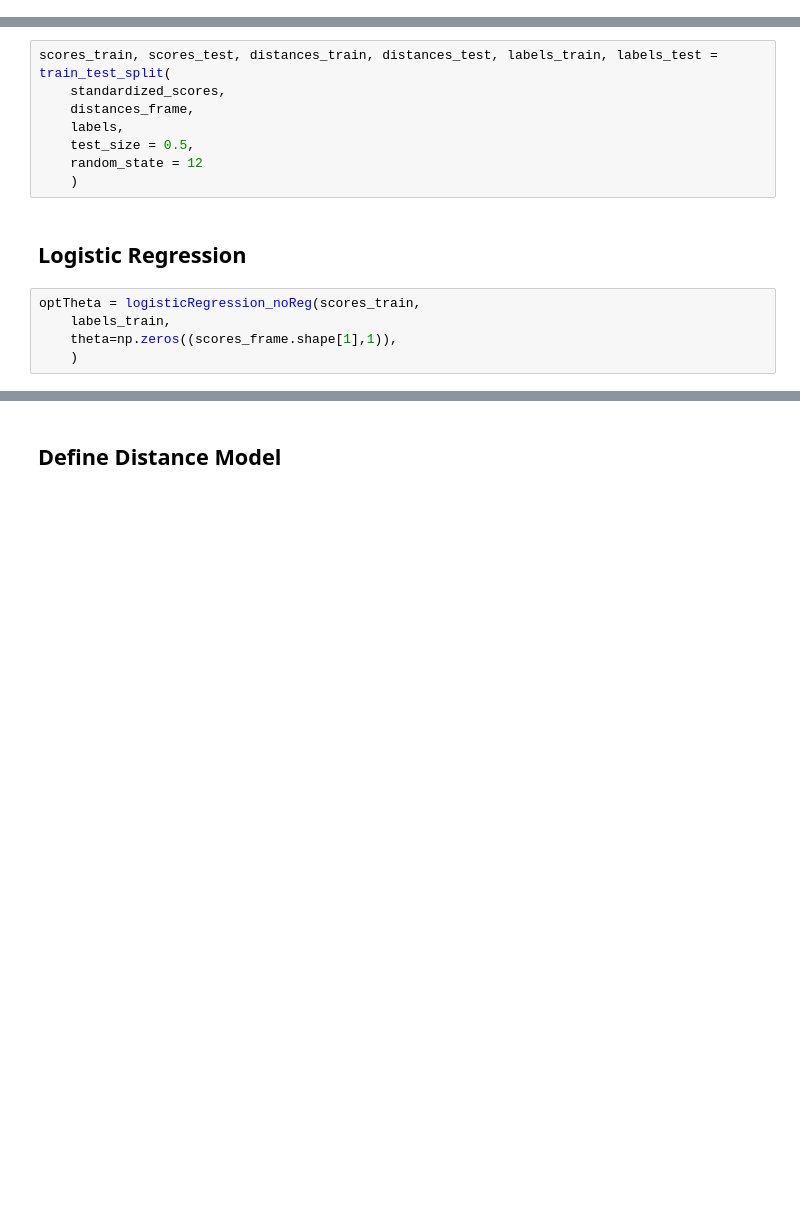
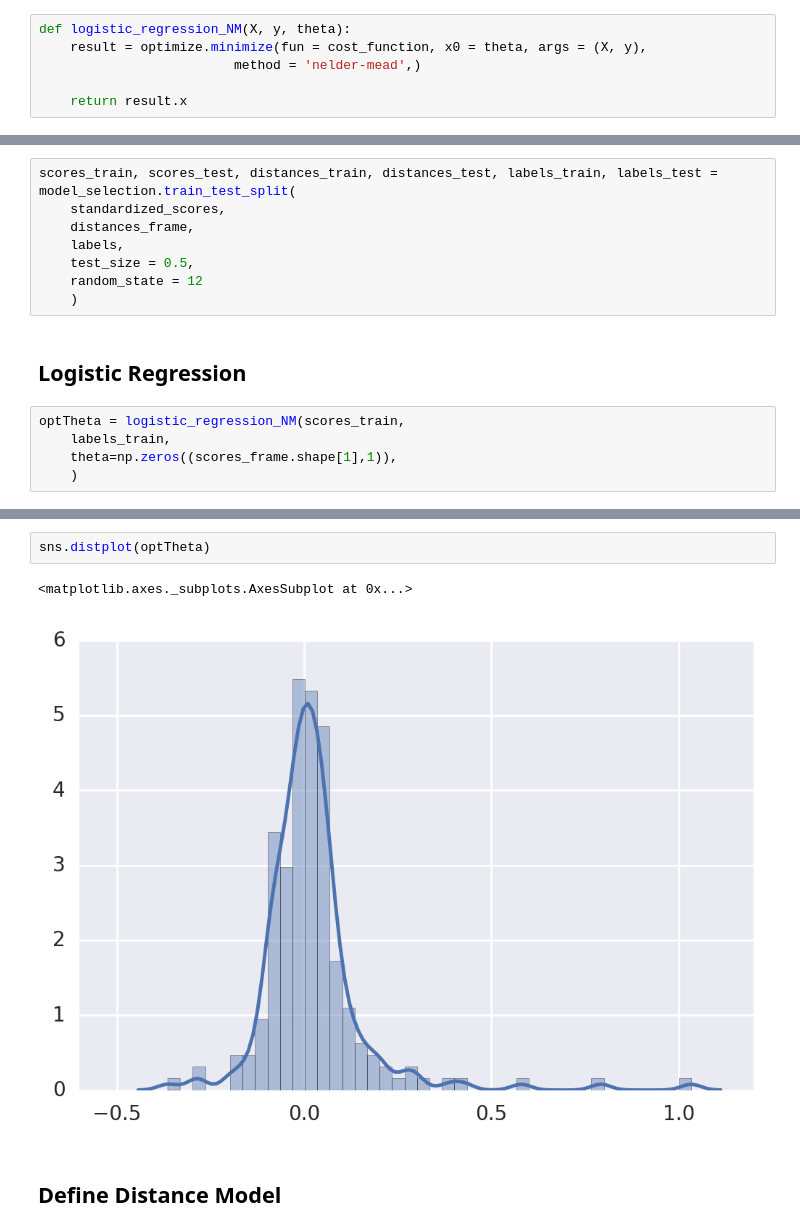
Before and after one commit to jenhantao/ipython-notebooks, a Jupyter notebook: Distance Model.ipynb, the cells around one changed output, grey strips where cells are left out. Saved outputs shown, nothing was run; the diff lists cells and outputs as text; blank space fills up the shorter version.

```diff
--- a/Distance Model.ipynb
+++ b/Distance Model.ipynb
@@ -222,0 +257,6 @@ def logisticRegression_noReg(X, y, theta):
+# %%
+def logistic_regression_NM(X, y, theta):
+    result = optimize.minimize(fun = cost_function, x0 = theta, args = (X, y),
+                         method = 'nelder-mead',)
+
+    return result.x
@@ -364,7 +404,7 @@ scores_frame.shape
 # %% [output]
 (101365, 192)
 # %%
-scores_train, scores_test, distances_train, distances_test, labels_train, labels_test = train_test_split(
+scores_train, scores_test, distances_train, distances_test, labels_train, labels_test = model_selection.train_test_split(
     standardized_scores,
     distances_frame,
     labels,
@@ -374,7 +414,7 @@ scores_train, scores_test, distances_train, distances_test, labels_train, labels
 # %% [markdown]
 ## Logistic Regression
 # %%
-optTheta = logisticRegression_noReg(scores_train,
+optTheta = logistic_regression_NM(scores_train,
     labels_train,
     theta=np.zeros((scores_frame.shape[1],1)),
     )
@@ -391,3 +433,8 @@ Test Precision  84.7842276486 %
+# %%
+sns.distplot(optTheta)
+# %% [output]
+<matplotlib.axes._subplots.AxesSubplot at 0x...>
+[figure, added]
 # %% [markdown]
 ## Define Distance Model
 # %%
```
Also changed, not shown: parts of 17 cells of this notebook.
